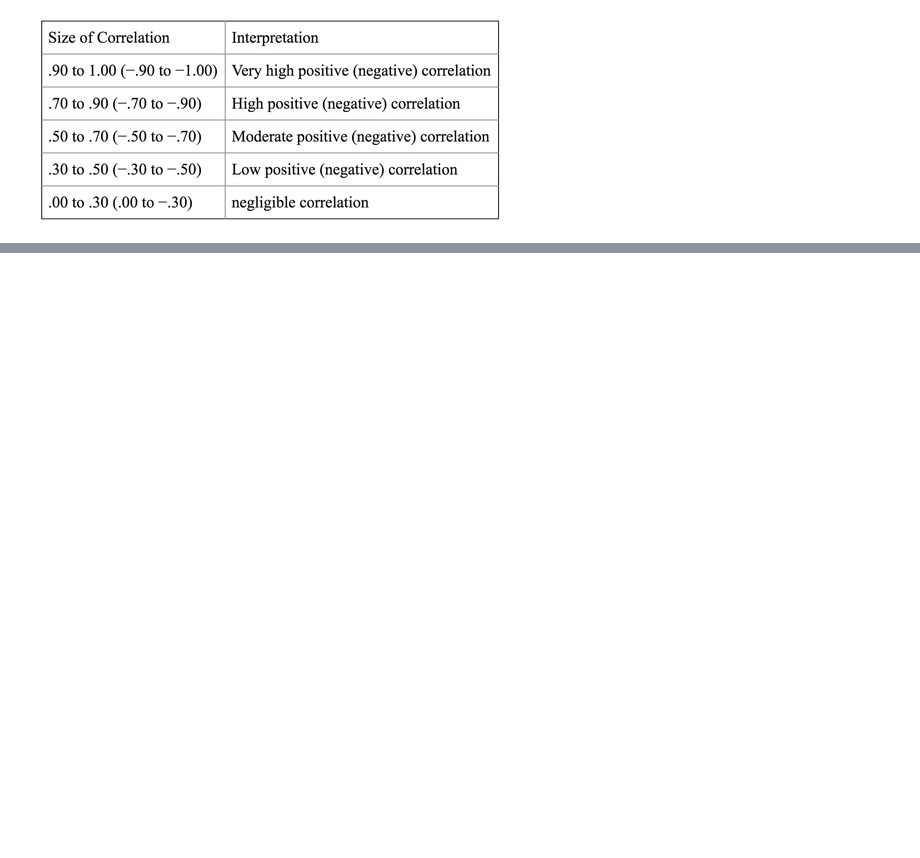
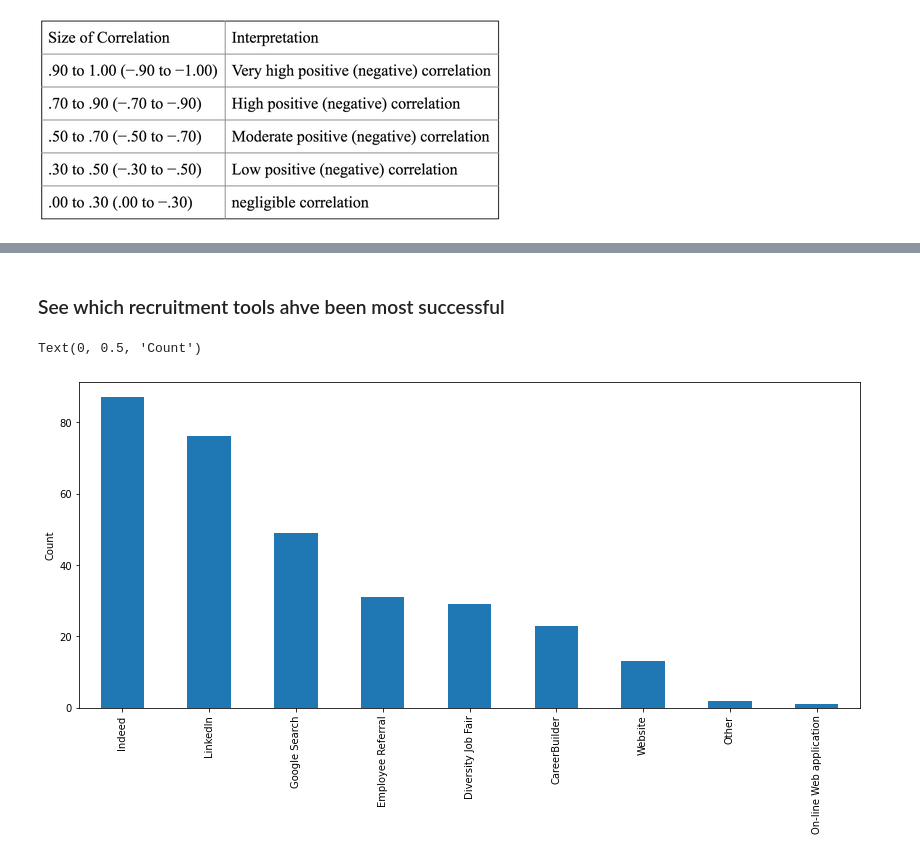
Before and after one commit to TheEolian/HR_Analysis, a Jupyter notebook: HR-Analysis.ipynb, the cells around one changed output, grey strips where cells are left out. Drawn from its saved outputs; the diff is of its cells as text; code cells hidden in the pictures; blank space fills up the shorter version.

Commit message:
see which recruitment tool has produced the most employees

```diff
--- a/HR-Analysis.ipynb
+++ b/HR-Analysis.ipynb
@@ -59,0 +106,8 @@ correlation
+# %% [markdown]
+### See which recruitment tools ahve been most successful
+# %%
+ax = df['RecruitmentSource'].value_counts().plot(kind='bar', figsize=(14,6))
+ax.set_ylabel('Count')
+# %% [output]
+Text(0, 0.5, 'Count')
+[figure, added]
```
Also changed, not shown: parts of 7 cells of this notebook.
